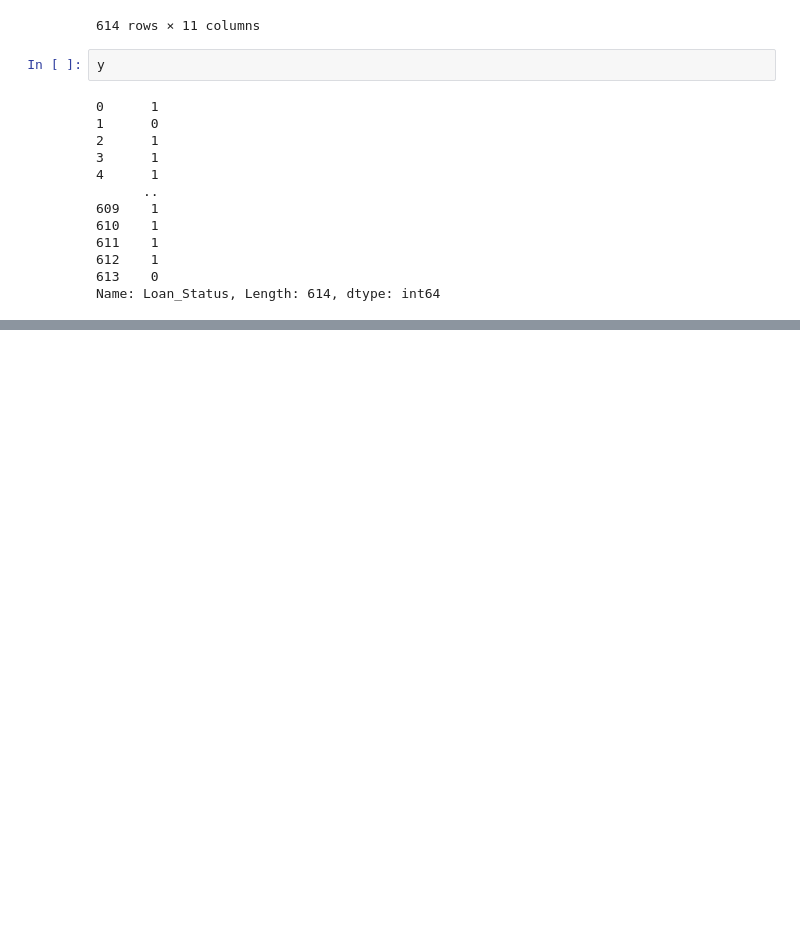
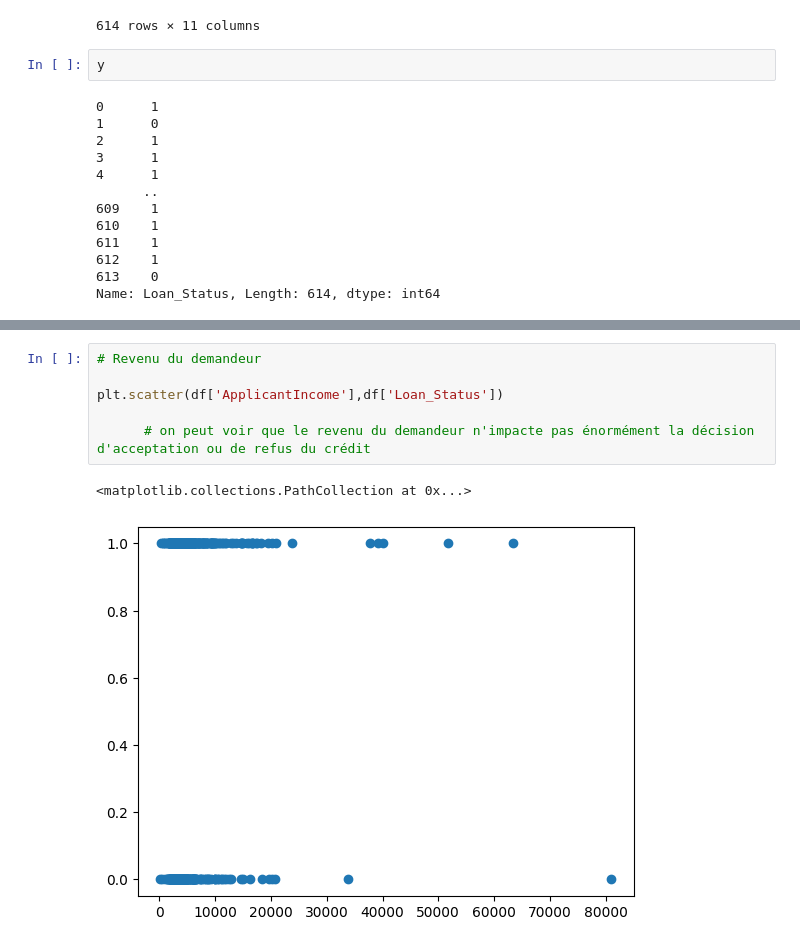
Before and after one commit to Ayzer-ORHAN/Ayzer-ORHAN, a Jupyter notebook: credit_model.ipynb, the cells around one changed output, grey strips where cells are left out. Saved outputs shown, nothing was run; the diff lists cells and outputs as text; blank space fills up the shorter version.

```diff
--- a/credit_model.ipynb
+++ b/credit_model.ipynb
@@ -271,0 +330,9 @@ Name: Loan_Status, Length: 614, dtype: int64
+# %%
+# Revenu du demandeur
+
+plt.scatter(df['ApplicantIncome'],df['Loan_Status'])
+
+      # on peut voir que le revenu du demandeur n'impacte pas énormément la décision d'acceptation ou de refus du crédit
+# %% [output]
+<matplotlib.collections.PathCollection at 0x...>
+[figure, added]
```
Also changed, not shown: parts of 20 cells of this notebook.
